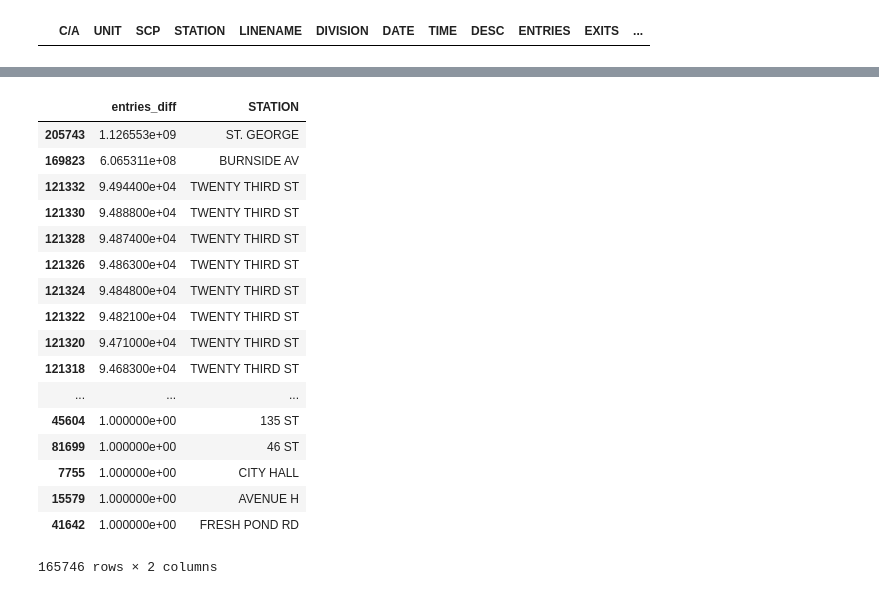
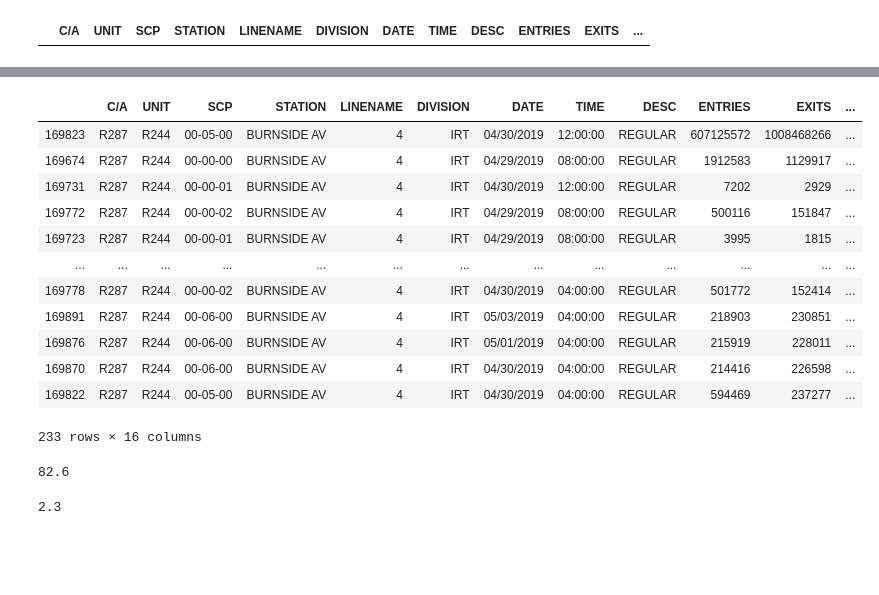
Before and after one commit to shreyak9/metis-project-1, a Jupyter notebook: project 1.ipynb, the cells around one changed output, grey strips where cells are left out. Saved outputs shown, nothing was run; the diff lists cells and outputs as text; code cells hidden in the pictures; blank space fills up the shorter version.

```diff
--- a/project 1.ipynb
+++ b/project 1.ipynb
@@ -412,23 +397,32 @@ mta190504[mta190504["STATION"] == "TWENTY THIRD ST"].sort_values("entries_diff",
 # %%
 import datetime
 # %%
-mta190504[["entries_diff","STATION"]].sort_values("entries_diff",ascending = False)
+ st_george = mta190504[mta190504["STATION"] == "ST. GEORGE"].sort_values("entries_diff", ascending = False)
-# %% [output]
-|  | entries_diff | STATION |
-| 205743 | 1.126553e+09 | ST. GEORGE |
-| 169823 | 6.065311e+08 | BURNSIDE AV |
-| 121332 | 9.494400e+04 | TWENTY THIRD ST |
-| 121330 | 9.488800e+04 | TWENTY THIRD ST |
-| 121328 | 9.487400e+04 | TWENTY THIRD ST |
-| 121326 | 9.486300e+04 | TWENTY THIRD ST |
-| 121324 | 9.484800e+04 | TWENTY THIRD ST |
-| 121322 | 9.482100e+04 | TWENTY THIRD ST |
-| 121320 | 9.471000e+04 | TWENTY THIRD ST |
-| 121318 | 9.468300e+04 | TWENTY THIRD ST |
-| ... | ... | ... |
-| 45604 | 1.000000e+00 | 135 ST |
-| 81699 | 1.000000e+00 | 46 ST |
-| 7755 | 1.000000e+00 | CITY HALL |
-| 15579 | 1.000000e+00 | AVENUE H |
-| 41642 | 1.000000e+00 | FRESH POND RD |
-165746 rows × 2 columns
+# %%
+ burnside = mta190504[mta190504["STATION"] == "BURNSIDE AV"].sort_values("entries_diff", ascending = False)
+burnside
+# %% [output]
+|  | C/A | UNIT | SCP | STATION | LINENAME | DIVISION | DATE | TIME | DESC | ENTRIES | EXITS | ... |
+| 169823 | R287 | R244 | 00-05-00 | BURNSIDE AV | 4 | IRT | 04/30/2019 | 12:00:00 | REGULAR | 607125572 | 1008468266 | ... |
+| 169674 | R287 | R244 | 00-00-00 | BURNSIDE AV | 4 | IRT | 04/29/2019 | 08:00:00 | REGULAR | 1912583 | 1129917 | ... |
+| 169731 | R287 | R244 | 00-00-01 | BURNSIDE AV | 4 | IRT | 04/30/2019 | 12:00:00 | REGULAR | 7202 | 2929 | ... |
+| 169772 | R287 | R244 | 00-00-02 | BURNSIDE AV | 4 | IRT | 04/29/2019 | 08:00:00 | REGULAR | 500116 | 151847 | ... |
+| 169723 | R287 | R244 | 00-00-01 | BURNSIDE AV | 4 | IRT | 04/29/2019 | 08:00:00 | REGULAR | 3995 | 1815 | ... |
+| ... | ... | ... | ... | ... | ... | ... | ... | ... | ... | ... | ... | ... |
+| 169778 | R287 | R244 | 00-00-02 | BURNSIDE AV | 4 | IRT | 04/30/2019 | 04:00:00 | REGULAR | 501772 | 152414 | ... |
+| 169891 | R287 | R244 | 00-06-00 | BURNSIDE AV | 4 | IRT | 05/03/2019 | 04:00:00 | REGULAR | 218903 | 230851 | ... |
+| 169876 | R287 | R244 | 00-06-00 | BURNSIDE AV | 4 | IRT | 05/01/2019 | 04:00:00 | REGULAR | 215919 | 228011 | ... |
+| 169870 | R287 | R244 | 00-06-00 | BURNSIDE AV | 4 | IRT | 04/30/2019 | 04:00:00 | REGULAR | 214416 | 226598 | ... |
+| 169822 | R287 | R244 | 00-05-00 | BURNSIDE AV | 4 | IRT | 04/30/2019 | 04:00:00 | REGULAR | 594469 | 237277 | ... |
+233 rows × 16 columns
+# %%
+st_george1 = st_george.iloc[1:]
+ent_mean_st=st_george1[["entries_diff"]].mean()
+ent_mean_st.values[0]
+# %% [output]
+82.6
+# %%
+ext_mean_st=st_george1[["exits_diff"]].mean()
+ext_mean_st.values[0]
+# %% [output]
+2.3
```
Also changed, not shown: parts of 14 cells of this notebook.
